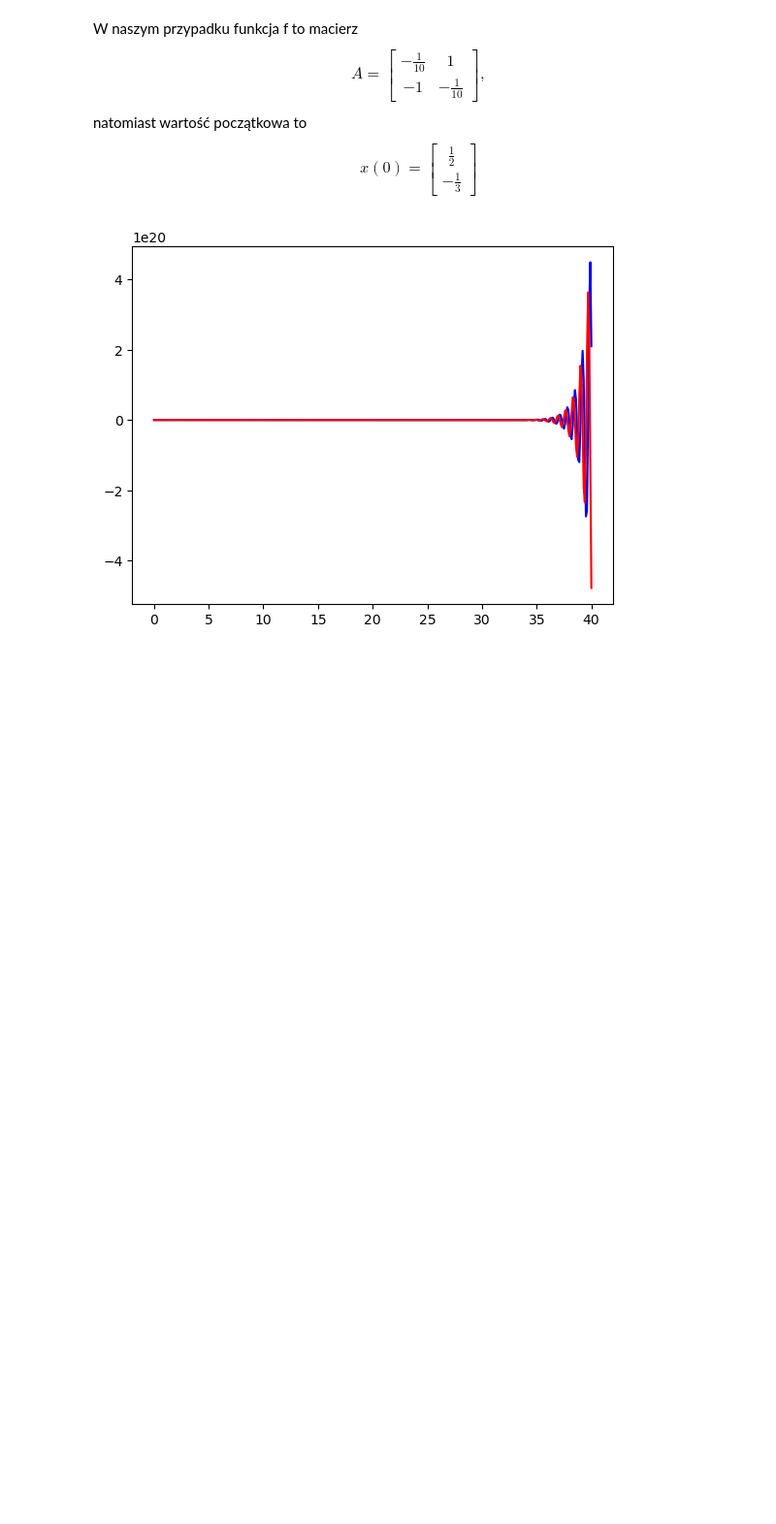
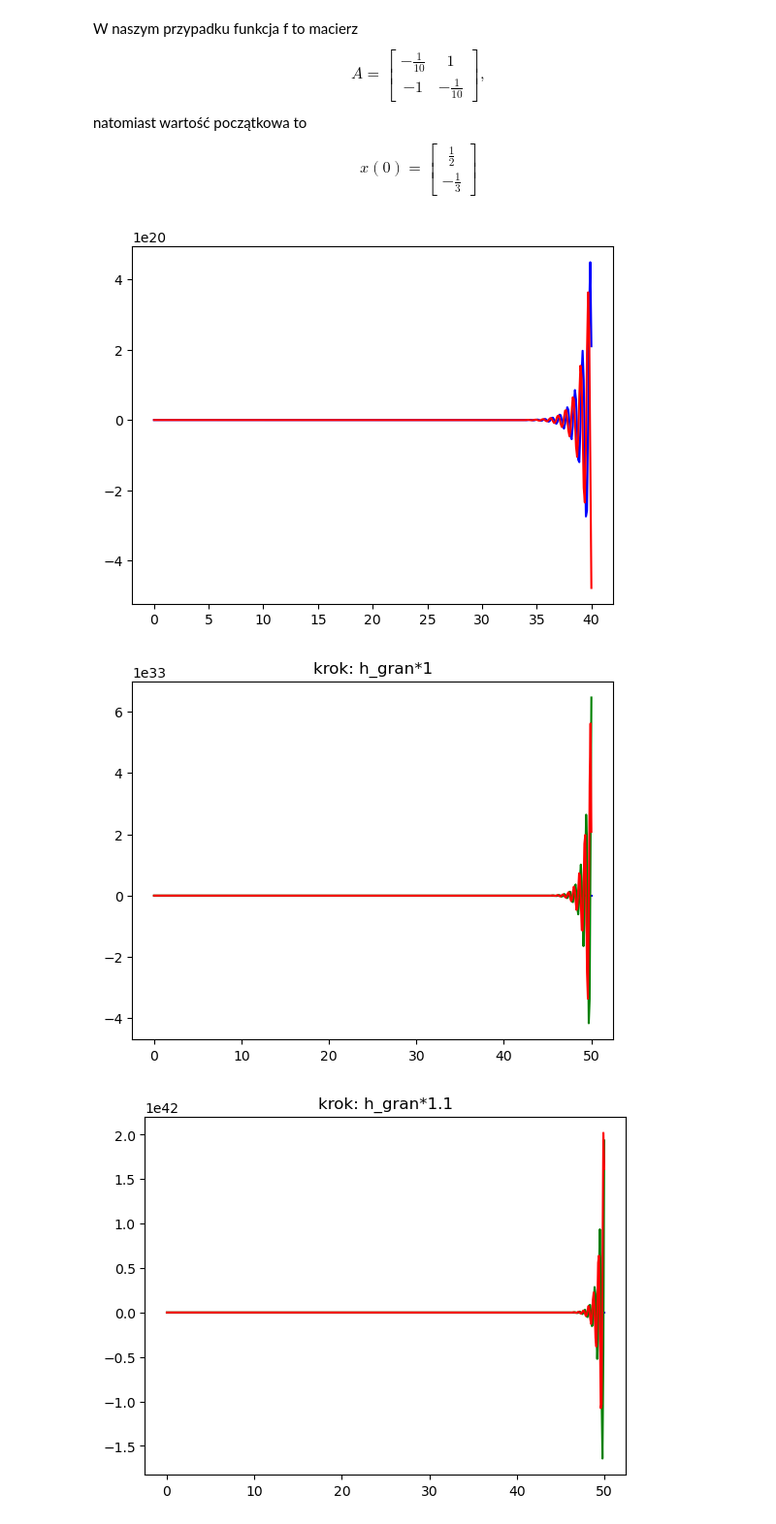
Before and after one commit to Hel4r/MNRRZ-zadanie-numeryczne-3, a Jupyter notebook: Jan-Haduch-zadanie-numeryczne-3.ipynb, the cells around one changed output. Shown at 97% size. Saved outputs shown, nothing was run; the diff lists cells and outputs as text; code cells hidden in the pictures; blank space fills up the shorter version.

```diff
--- a/Jan-Haduch-zadanie-numeryczne-3.ipynb
+++ b/Jan-Haduch-zadanie-numeryczne-3.ipynb
@@ -98,3 +98,20 @@ ax.plot(np.linspace(0, 40, 400), rozwiazanie(0.9*h_gran, 400)[1], color = 'r')
 plt.show()
 # %% [output]
 [figure]
+# %%
+sol1 = lambda t: (1/6)*np.exp(-t/10)*(3*np.cos(t) - 2*np.sin(t))
+sol1 = np.vectorize(sol1)
+sol2 = lambda t: -(1/6)*np.exp(-t/10)*(3*np.sin(t) + 2*np.cos(t))
+sol2 = np.vectorize(sol2)
+hs = [1, 1.1, 1.5, 0.9, 0.5, 0.2]
+time = np.linspace(0, 50, 500)
+for a in hs:
+    plt.plot(time, sol1(time), color = 'y')
+    plt.plot(time, sol2(time), color = 'b')
+    plt.plot(time, rozwiazanie(a*h_gran, 500)[0], color = 'g')
+    plt.plot(time, rozwiazanie(a*h_gran, 500)[1], color = 'r')
+    plt.title(f'krok: h_gran*{a}')
+    plt.show()
+# %% [output]
+[figure, added]
+[figure, added]
```
Also changed, not shown: parts of 1 cell of this notebook.
